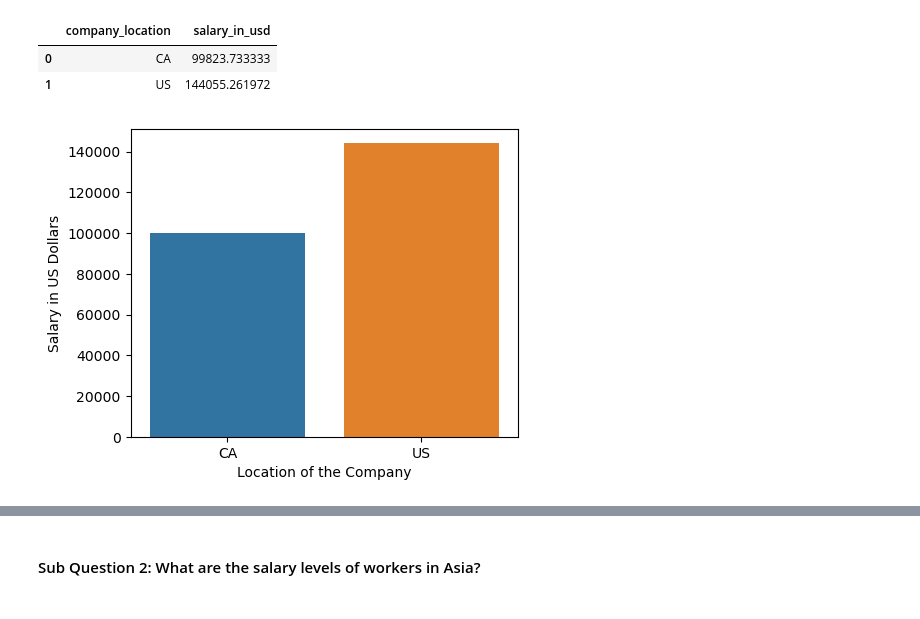
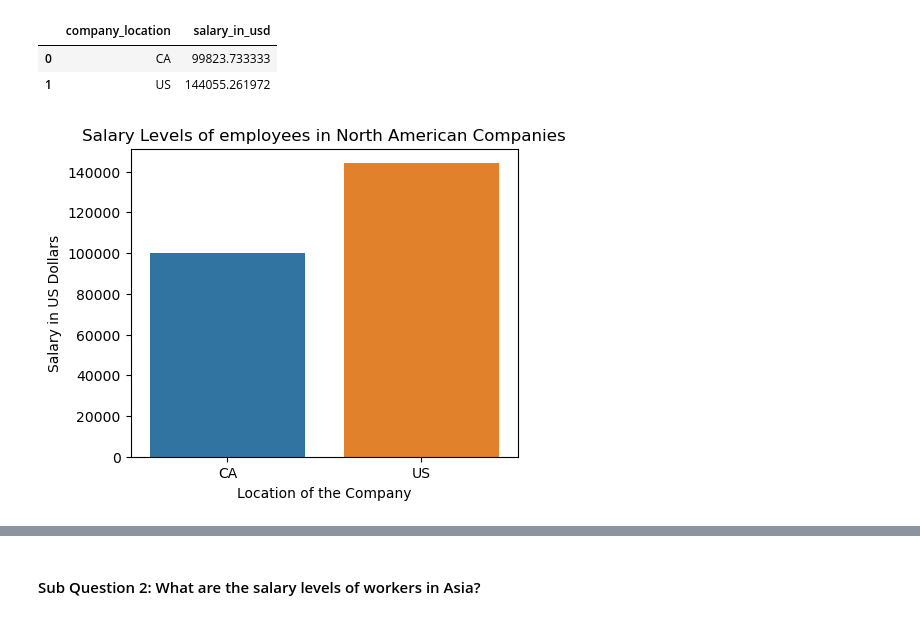
Before and after one commit to ubco-W2022T2-data301/project-group-group07, a Jupyter notebook: analysis/analysis2.ipynb, the cells around one changed output, grey strips where cells are left out. Drawn from its saved outputs; the diff is of its cells as text; code cells hidden in the pictures.

```diff
--- a/analysis/analysis2.ipynb
+++ b/analysis/analysis2.ipynb
@@ -157,7 +158,7 @@ dfMeanNorthAmerica
 # %%
 plt.figure(figsize=(5,4))
 ax_NA = sns.barplot(data=dfMeanNorthAmerica, x="company_location", y="salary_in_usd", order=dfMeanNorthAmerica.sort_values('salary_in_usd').company_location)
-ax_NA.set(xlabel = 'Location of the Company', ylabel = 'Salary in US Dollars')
+ax_NA.set(xlabel = 'Location of the Company', ylabel = 'Salary in US Dollars', title = 'Salary Levels of employees in North American Companies')
 plt.show()
 # %% [output]
-[figure, old version]
+[figure, new version]
```
Also changed, not shown: parts of 50 cells of this notebook, 1 other file.
